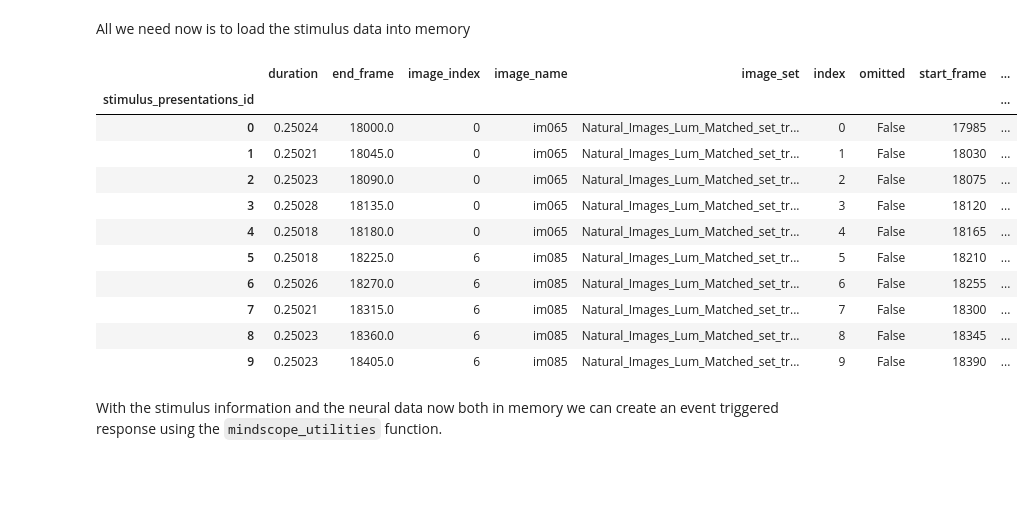
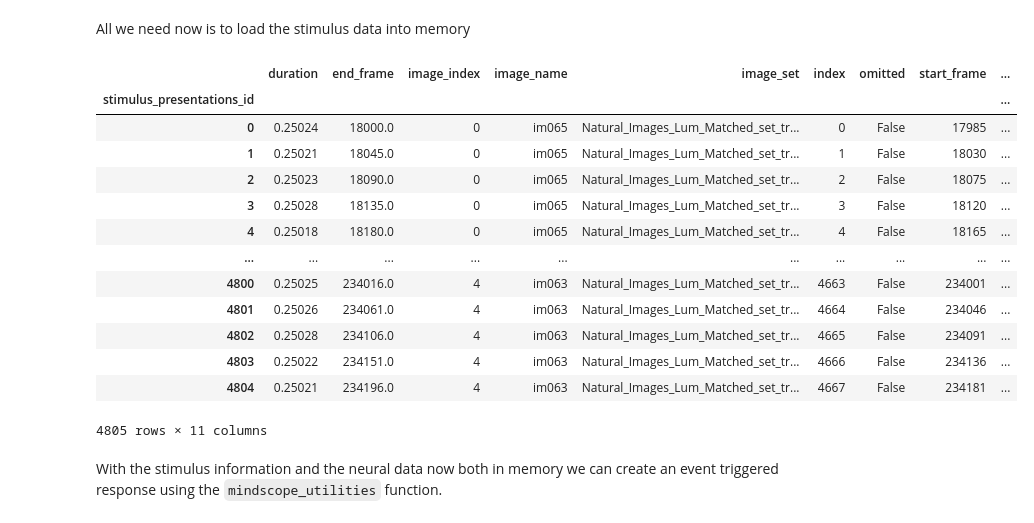
Before and after one commit to CJWhyte/NeuromatchProject, a Jupyter notebook: DataForPlasticityProject.ipynb, the cells around one changed output. Drawn from its saved outputs; the diff is of its cells as text; code cells hidden in the pictures; blank space fills up the shorter version.

```diff
--- a/DataForPlasticityProject.ipynb
+++ b/DataForPlasticityProject.ipynb
@@ -321,22 +338,24 @@ All we need now is to load the stimulus data into memory
 # %%
 fam_stimulus_table = fam_experiment.stimulus_presentations
 nov_stimulus_table = nov_experiment.stimulus_presentations
 
-fam_stimulus_table.head(10)
+fam_stimulus_table.head(-1)
 # nov_stimulus_table.head(10)
 # %% [output]
 |  | duration | end_frame | image_index | image_name | image_set | index | omitted | start_frame | ... |
 | stimulus_presentations_id |  |  |  |  |  |  |  |  | ... |
 | 0 | 0.25024 | 18000.0 | 0 | im065 | Natural_Images_Lum_Matched_set_tr... | 0 | False | 17985 | ... |
 | 1 | 0.25021 | 18045.0 | 0 | im065 | Natural_Images_Lum_Matched_set_tr... | 1 | False | 18030 | ... |
 | 2 | 0.25023 | 18090.0 | 0 | im065 | Natural_Images_Lum_Matched_set_tr... | 2 | False | 18075 | ... |
 | 3 | 0.25028 | 18135.0 | 0 | im065 | Natural_Images_Lum_Matched_set_tr... | 3 | False | 18120 | ... |
 | 4 | 0.25018 | 18180.0 | 0 | im065 | Natural_Images_Lum_Matched_set_tr... | 4 | False | 18165 | ... |
-| 5 | 0.25018 | 18225.0 | 6 | im085 | Natural_Images_Lum_Matched_set_tr... | 5 | False | 18210 | ... |
-| 6 | 0.25026 | 18270.0 | 6 | im085 | Natural_Images_Lum_Matched_set_tr... | 6 | False | 18255 | ... |
-| 7 | 0.25021 | 18315.0 | 6 | im085 | Natural_Images_Lum_Matched_set_tr... | 7 | False | 18300 | ... |
-| 8 | 0.25023 | 18360.0 | 6 | im085 | Natural_Images_Lum_Matched_set_tr... | 8 | False | 18345 | ... |
-| 9 | 0.25023 | 18405.0 | 6 | im085 | Natural_Images_Lum_Matched_set_tr... | 9 | False | 18390 | ... |
+| ... | ... | ... | ... | ... | ... | ... | ... | ... | ... |
+| 4800 | 0.25025 | 234016.0 | 4 | im063 | Natural_Images_Lum_Matched_set_tr... | 4663 | False | 234001 | ... |
+| 4801 | 0.25026 | 234061.0 | 4 | im063 | Natural_Images_Lum_Matched_set_tr... | 4664 | False | 234046 | ... |
+| 4802 | 0.25028 | 234106.0 | 4 | im063 | Natural_Images_Lum_Matched_set_tr... | 4665 | False | 234091 | ... |
+| 4803 | 0.25022 | 234151.0 | 4 | im063 | Natural_Images_Lum_Matched_set_tr... | 4666 | False | 234136 | ... |
+| 4804 | 0.25021 | 234196.0 | 4 | im063 | Natural_Images_Lum_Matched_set_tr... | 4667 | False | 234181 | ... |
+4805 rows × 11 columns
 # %% [markdown]
 With the stimulus information and the neural data now both in memory we can create an event triggered response using the `mindscope_utilities` function.
 # %%
```
Also changed, not shown: parts of 10 cells of this notebook.
